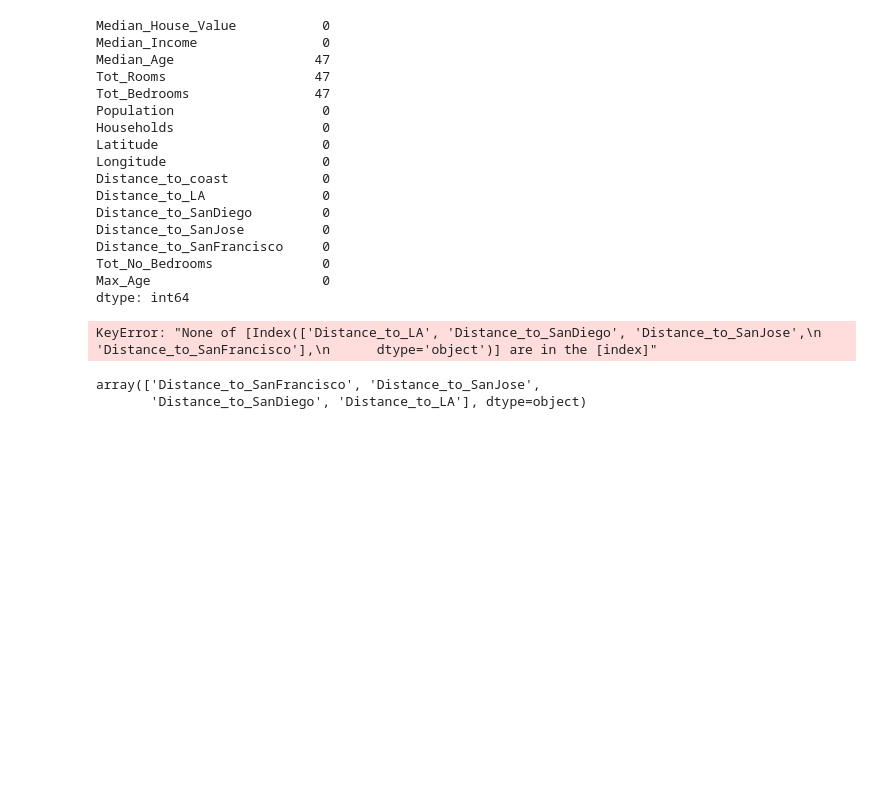
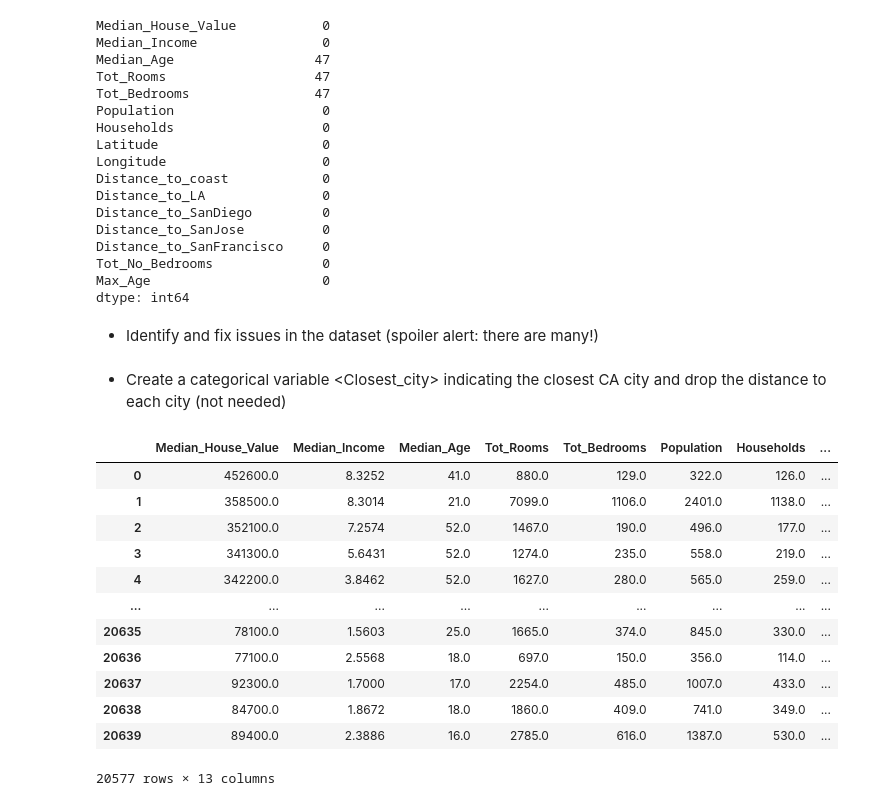
Before and after one commit to Fulin-ZHANG/Python_Group_Project, a Jupyter notebook: Session_02_project.ipynb, the cells around one changed output. Drawn from its saved outputs; the diff is of its cells as text; code cells hidden in the pictures; blank space fills up the shorter version.

```diff
--- a/Session_02_project.ipynb
+++ b/Session_02_project.ipynb
@@ -29,2 +35,3 @@ import pandas as pd
 # %%
-df = pd.read_csv('./Data/california_houses_mod.csv')
+path = './Data/california_houses_mod.csv' # file's path
+df = pd.read_csv(path)
@@ -89,6 +107,8 @@ Distance_to_SanFrancisco     0
 Tot_No_Bedrooms              0
 Max_Age                      0
 dtype: int64
+# %% [markdown]
+ - Identify and fix issues in the dataset (spoiler alert: there are many!)
 # %%
 df.dropna(inplace = True)
 # %%
@@ -96,20 +116,33 @@ df = df.loc[df['Median_Income'] >= 0]
 df = df.loc[df['Households'] >= 0]
 # %%
 df.drop_duplicates(inplace = True)
+# %% [markdown]
+ - Create a categorical  variable \<Closest_city> indicating the closest CA city and drop the distance to each city (not needed)
 # %%
 def find_nearest_destination(row):
     distances = row[['Distance_to_LA', 'Distance_to_SanDiego', 'Distance_to_SanJose', 'Distance_to_SanFrancisco']]
     nearest_destination = distances.idxmin()
     return nearest_destination
 
-df.columns = [col.replace('Distance_to_', '') for col in df.columns]
+df['Closest_city'] = df.apply(find_nearest_destination, axis=1)
+df['Closest_city'] = df['Closest_city'].str.replace('Distance_to_', '')
 
-df['Closest_city'] = df.apply(find_nearest_destination, axis=1)
-df['Closest_city']
+# df['Closest_city'].unique()
+
+df.drop(columns = ['Distance_to_LA', 'Distance_to_SanDiego', 'Distance_to_SanJose', 'Distance_to_SanFrancisco'], inplace = True)
-# %% [output]
-KeyError: "None of [Index(['Distance_to_LA', 'Distance_to_SanDiego', 'Distance_to_SanJose',\n       'Distance_to_SanFrancisco'],\n      dtype='object')] are in the [index]"
-# %%
-df['Closest_city'].unique()
-# %% [output]
-array(['Distance_to_SanFrancisco', 'Distance_to_SanJose',
-       'Distance_to_SanDiego', 'Distance_to_LA'], dtype=object)
+# %%
+df
+# %% [output]
+|  | Median_House_Value | Median_Income | Median_Age | Tot_Rooms | Tot_Bedrooms | Population | Households | ... |
+| 0 | 452600.0 | 8.3252 | 41.0 | 880.0 | 129.0 | 322.0 | 126.0 | ... |
+| 1 | 358500.0 | 8.3014 | 21.0 | 7099.0 | 1106.0 | 2401.0 | 1138.0 | ... |
+| 2 | 352100.0 | 7.2574 | 52.0 | 1467.0 | 190.0 | 496.0 | 177.0 | ... |
+| 3 | 341300.0 | 5.6431 | 52.0 | 1274.0 | 235.0 | 558.0 | 219.0 | ... |
+| 4 | 342200.0 | 3.8462 | 52.0 | 1627.0 | 280.0 | 565.0 | 259.0 | ... |
+| ... | ... | ... | ... | ... | ... | ... | ... | ... |
+| 20635 | 78100.0 | 1.5603 | 25.0 | 1665.0 | 374.0 | 845.0 | 330.0 | ... |
+| 20636 | 77100.0 | 2.5568 | 18.0 | 697.0 | 150.0 | 356.0 | 114.0 | ... |
+| 20637 | 92300.0 | 1.7000 | 17.0 | 2254.0 | 485.0 | 1007.0 | 433.0 | ... |
+| 20638 | 84700.0 | 1.8672 | 18.0 | 1860.0 | 409.0 | 741.0 | 349.0 | ... |
+| 20639 | 89400.0 | 2.3886 | 16.0 | 2785.0 | 616.0 | 1387.0 | 530.0 | ... |
+20577 rows × 13 columns
```
Also changed, not shown: parts of 11 cells of this notebook.
